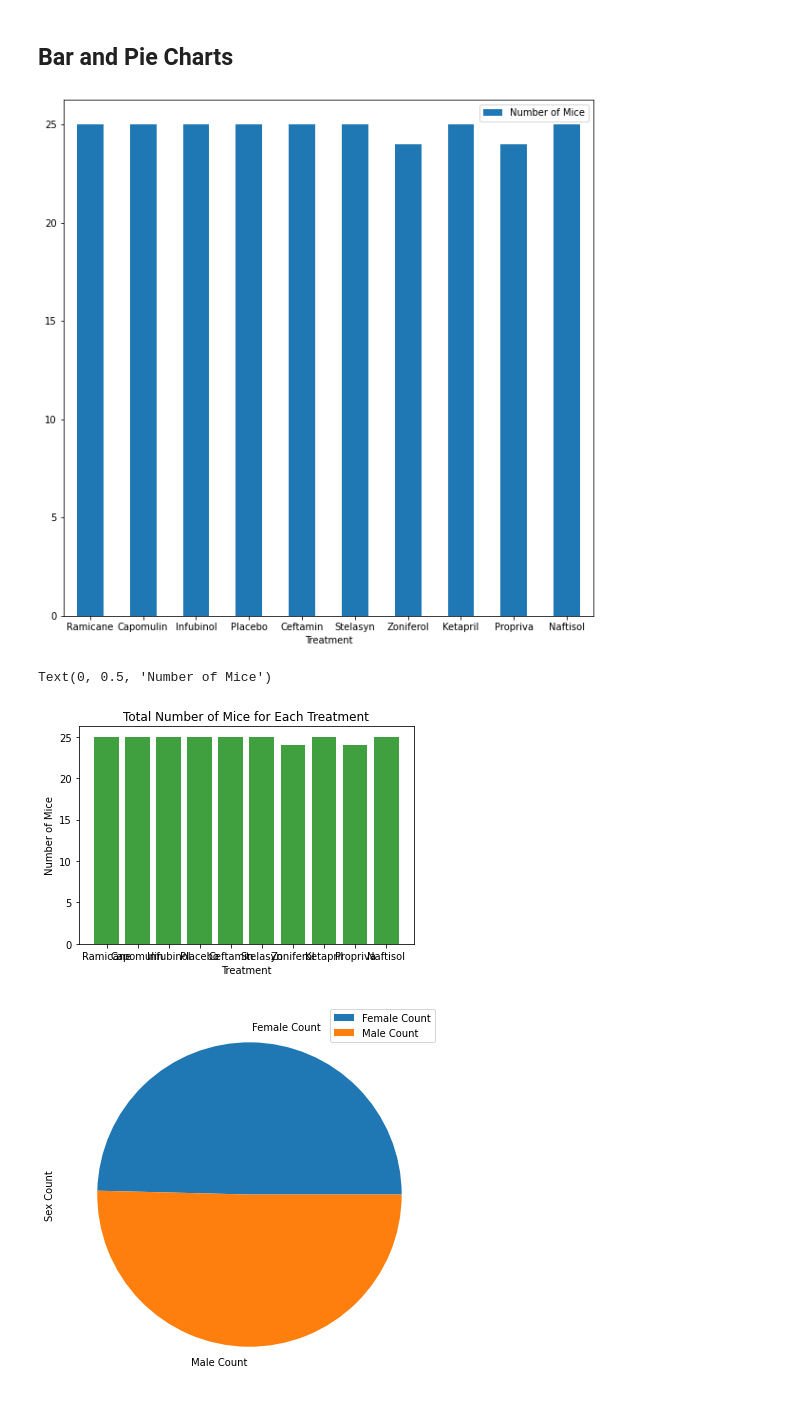
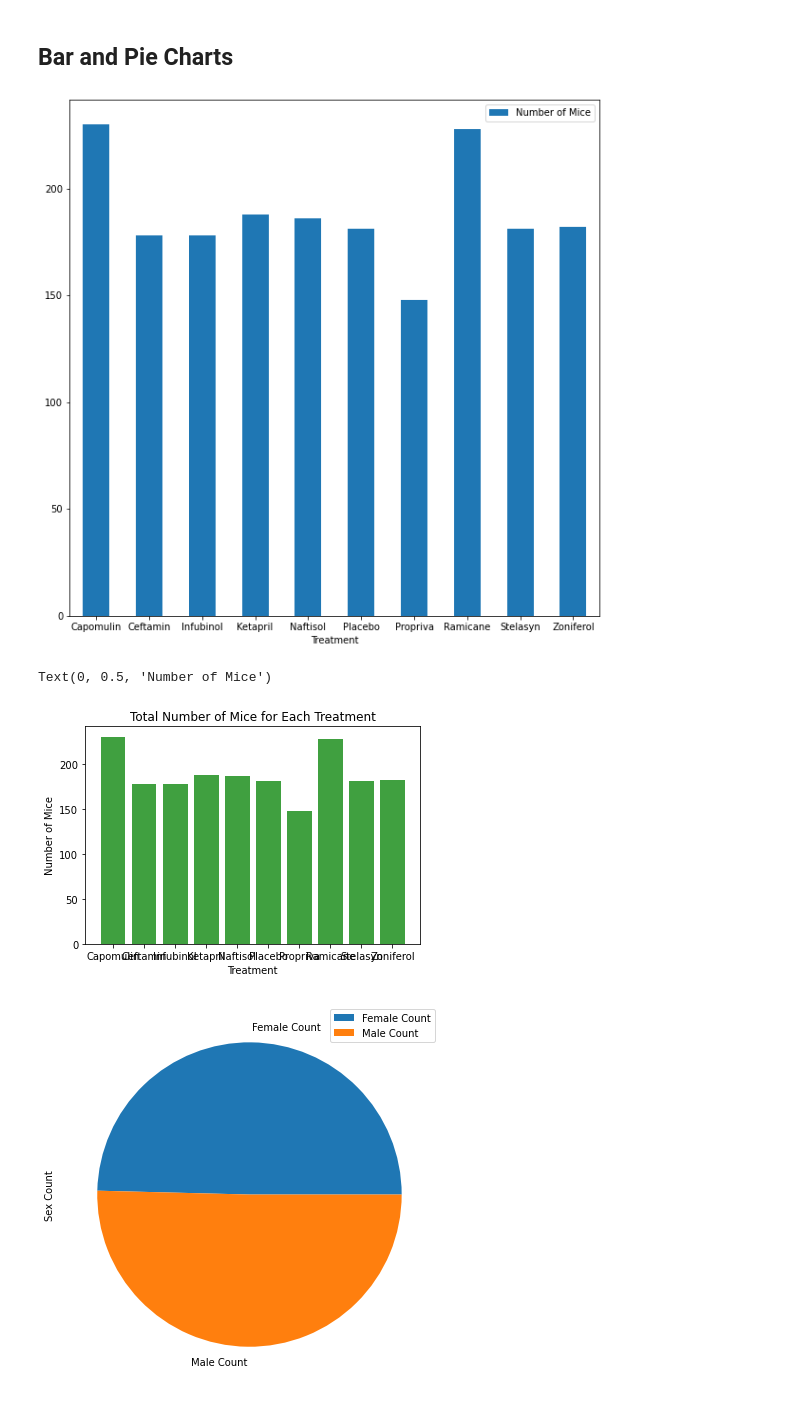
Before and after one commit to Grwat33/Matplotlib-challenge, a Jupyter notebook: Pymaceuticals/pymaceuticals_starter.ipynb, the cells around one changed output. Cells and saved outputs as stored; diff of their text form; code cells hidden in the pictures.

```diff
--- a/Pymaceuticals/pymaceuticals_starter.ipynb
+++ b/Pymaceuticals/pymaceuticals_starter.ipynb
@@ -187,23 +197,23 @@ statistics2_df
 ## Bar and Pie Charts
 # %%
 # Generate a bar plot showing the total number of mice for each treatment throughout the course of the study using pandas.
-count = noduplicates.groupby("Drug Regimen").count()["Mouse ID"]
-df = pd.DataFrame({'Treatment':regimens,
+count = clean_df.groupby("Drug Regimen").count()["Mouse ID"]
+df = pd.DataFrame({'Treatment':sorted(regimens),
                    'Number of Mice':count})
 ax = df.plot.bar(x='Treatment', y='Number of Mice', rot=0,figsize=(10,10))
 # %% [output]
-[figure, old version]
+[figure, new version]
 # %%
 # Generate a bar plot showing the total number of mice for each treatment throughout the course of the study using pyplot.
 mice = count
-x_axis = regimens
+x_axis = sorted(regimens)
 plt.bar(x_axis, mice, color='g', alpha=.75, align="center")
 plt.title("Total Number of Mice for Each Treatment")
 plt.xlabel("Treatment")
 plt.ylabel("Number of Mice")
 # %% [output]
 Text(0, 0.5, 'Number of Mice')
-[figure, old version]
+[figure, new version]
 # %%
 # Generate a pie plot showing the distribution of female versus male mice using pandas
 sexcount = noduplicates.groupby("Sex").count()["Mouse ID"]
```
Also changed, not shown: parts of 9 cells of this notebook.
